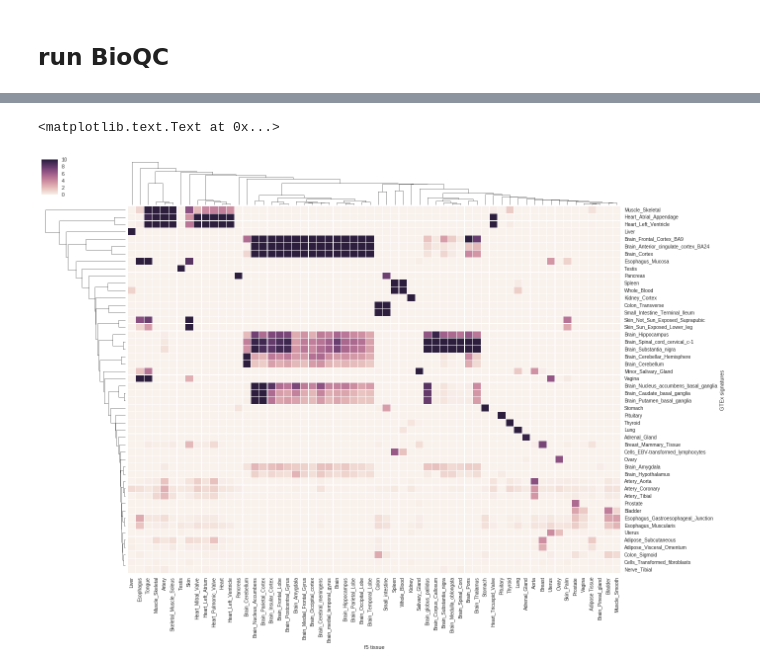
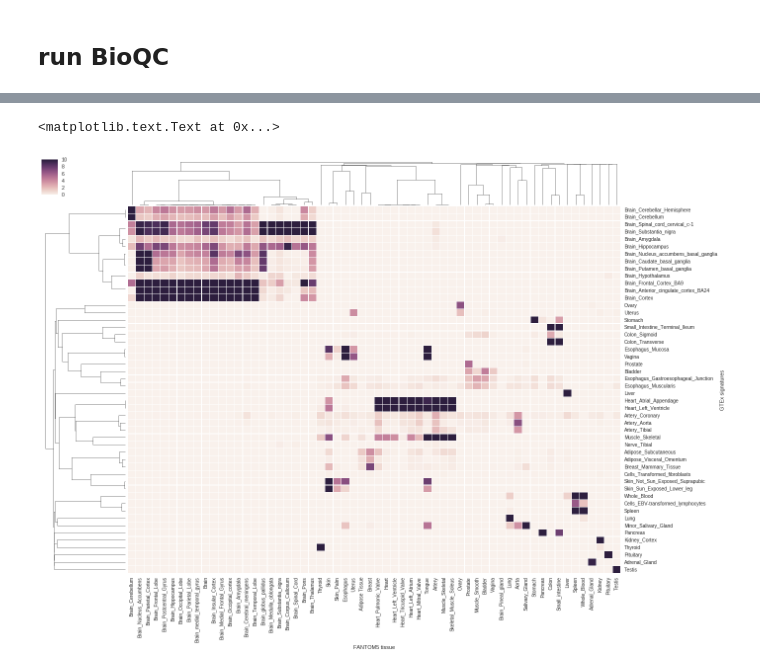
Before and after one commit to grst/gtex-signatures, a Jupyter notebook: notebooks/gtex_vs_fantom5.ipynb, the cells around one changed output, grey strips where cells are left out. Cells and saved outputs as stored; diff of their text form; code cells hidden in the pictures.

Commit message:
Fix clustering of heatmaps

```diff
--- a/notebooks/gtex_vs_fantom5.ipynb
+++ b/notebooks/gtex_vs_fantom5.ipynb
@@ -56,9 +62,9 @@ score_mat = aggregate_scores(st.sort_signatures(gtex_sig_ind), scores, f5_target
 # %%
-g = sns.clustermap(score_mat, linewidths=.2, figsize=heatmap_figsize(score_mat.shape[0], score_mat.shape[1]), vmax=10)
+g = sns.clustermap(score_mat, method='average', metric='correlation', linewidths=.2, figsize=heatmap_figsize(score_mat.shape[0], score_mat.shape[1]), vmax=10)
 ax = g.ax_heatmap
 plt.setp(ax.get_yticklabels(), rotation=0);
 ax.set_ylabel("GTEx signatures")
-ax.set_xlabel("f5 tissue")
+ax.set_xlabel("FANTOM5 tissue")
 # %% [output]
 <matplotlib.text.Text at 0x...>
-[figure, old version]
+[figure, new version]
```
Also changed, not shown: parts of 5 cells of this notebook, 1 other file.
